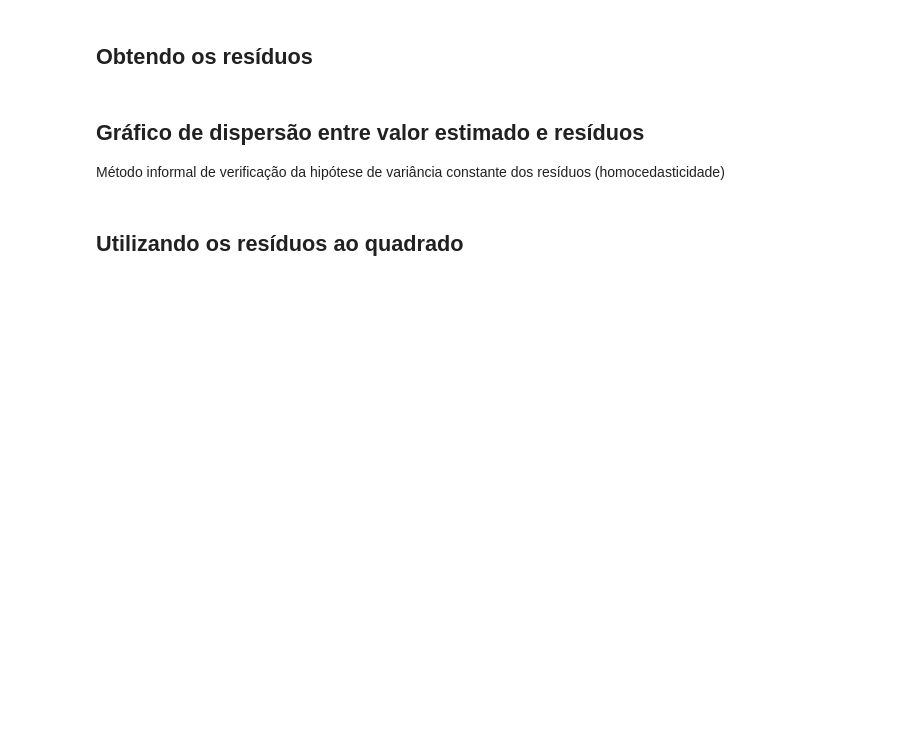
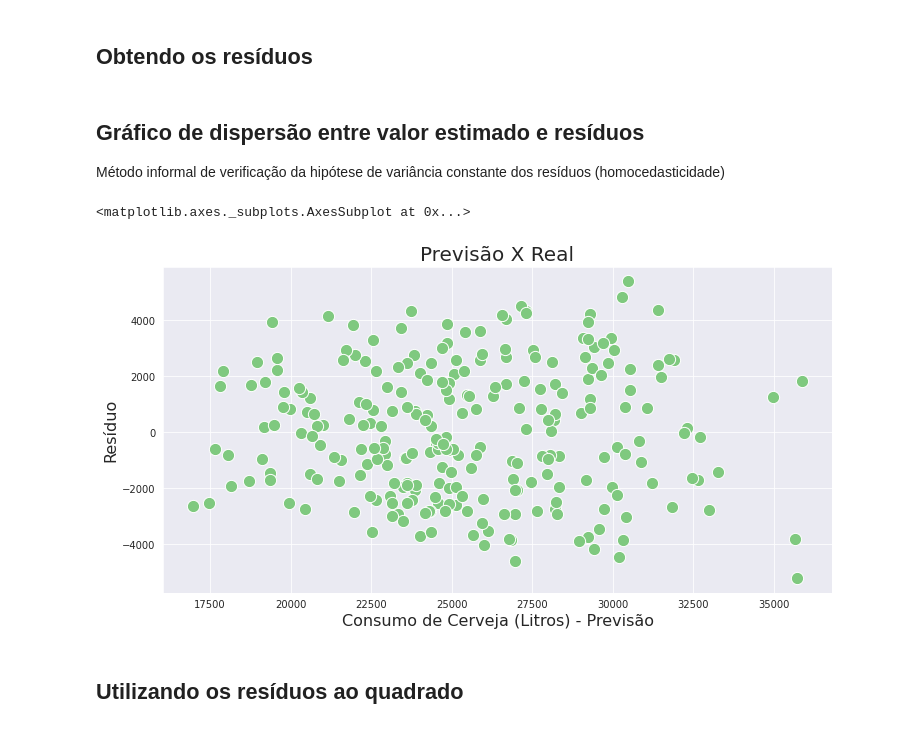
Before and after one commit to laurivansareta/data-science-modelo-regressao-linear, a Jupyter notebook: Projeto/Regressão Linear.ipynb, the cells around one changed output. Drawn from its saved outputs; the diff is of its cells as text; code cells hidden in the pictures; blank space fills up the shorter version.

```diff
--- a/Projeto/Regressão Linear.ipynb
+++ b/Projeto/Regressão Linear.ipynb
@@ -423,9 +519,21 @@ https://seaborn.pydata.org/generated/seaborn.scatterplot.html
 # %% [markdown]
 ## Obtendo os resíduos
+# %%
+residuo = y_train - y_previsto_train
 # %% [markdown]
 ## Gráfico de dispersão entre valor estimado e resíduos
 
 Método informal de verificação da hipótese de variância constante dos resíduos (homocedasticidade)
+# %%
+ax = sns.scatterplot(x=y_previsto_train, y=residuo, s=150)
+ax.figure.set_size_inches(12,6)
+ax.set_title('Previsão X Real', fontsize=20)
+ax.set_ylabel('Resíduo', fontsize=16)
+ax.set_xlabel('Consumo de Cerveja (Litros) - Previsão', fontsize=16)
+ax
+# %% [output]
+<matplotlib.axes._subplots.AxesSubplot at 0x...>
+[figure, added]
 # %% [markdown]
 ## Utilizando os resíduos ao quadrado
 # %% [markdown]
```
Also changed, not shown: parts of 28 cells of this notebook.
